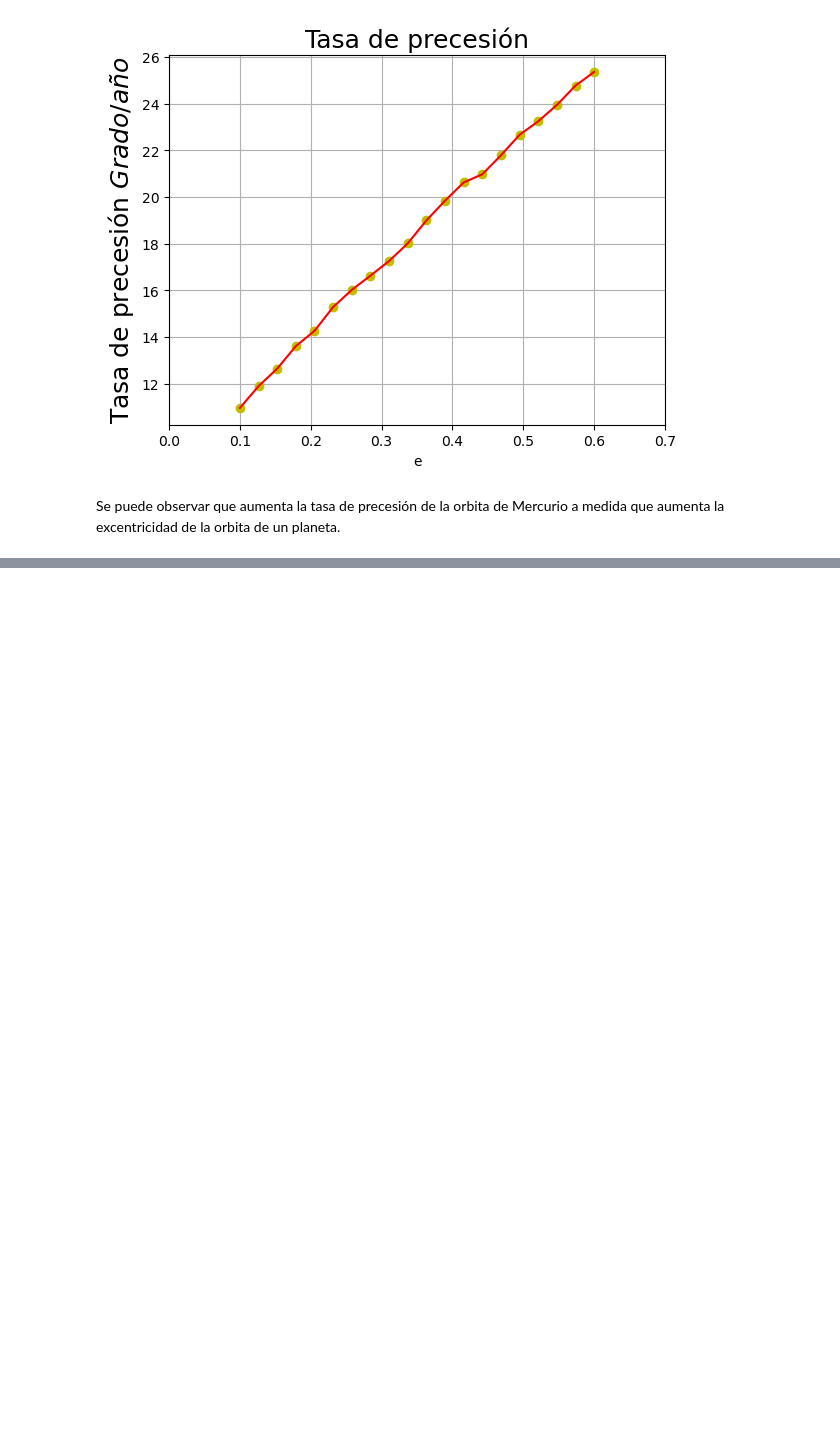
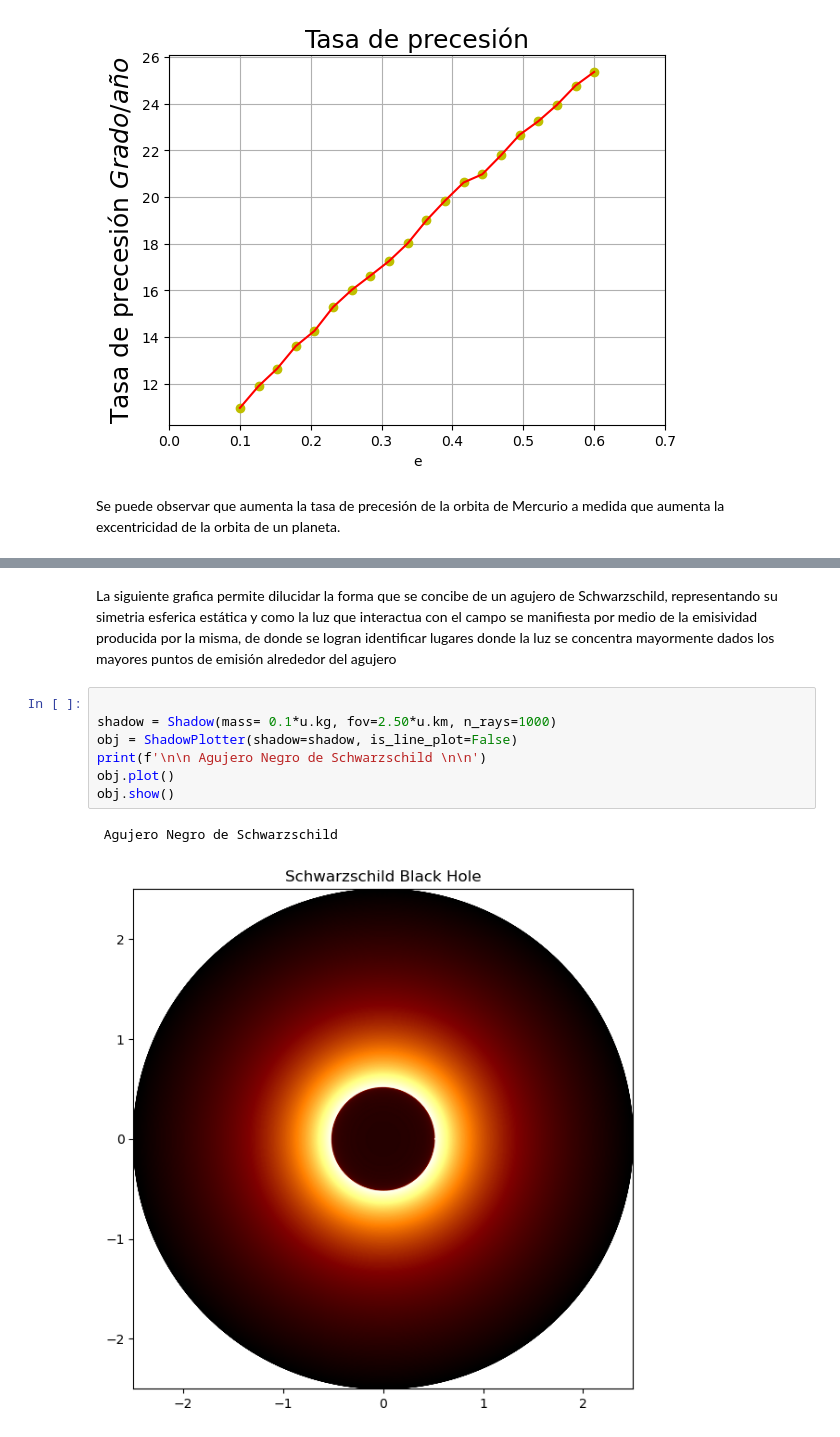
Before and after one commit to jerolg/FISICA_TEORICA_2, a Jupyter notebook: T4_Relatividad/Tarea04.ipynb, the cells around one changed output, grey strips where cells are left out. Saved outputs shown, nothing was run; the diff lists cells and outputs as text; blank space fills up the shorter version.

```diff
--- a/T4_Relatividad/Tarea04.ipynb
+++ b/T4_Relatividad/Tarea04.ipynb
@@ -429,0 +509,12 @@ Se puede observar que aumenta la tasa de precesión de la orbita de Mercurio a m
+# %% [markdown]
+La siguiente grafica permite dilucidar la forma que se concibe de un agujero de Schwarzschild, representando su simetria esferica estática y como la luz que interactua con el campo se manifiesta por medio de la emisividad producida por la misma, de donde se logran identificar lugares donde la luz se concentra mayormente dados los mayores puntos de emisión alrededor del agujero
+# %%
+
+shadow = Shadow(mass= 0.1*u.kg, fov=2.50*u.km, n_rays=1000)
+obj = ShadowPlotter(shadow=shadow, is_line_plot=False)
+print(f'\n\n Agujero Negro de Schwarzschild \n\n')
+obj.plot()
+obj.show()
+# %% [output]
+ Agujero Negro de Schwarzschild
+[figure, added]
```
Also changed, not shown: parts of 11 cells of this notebook.
